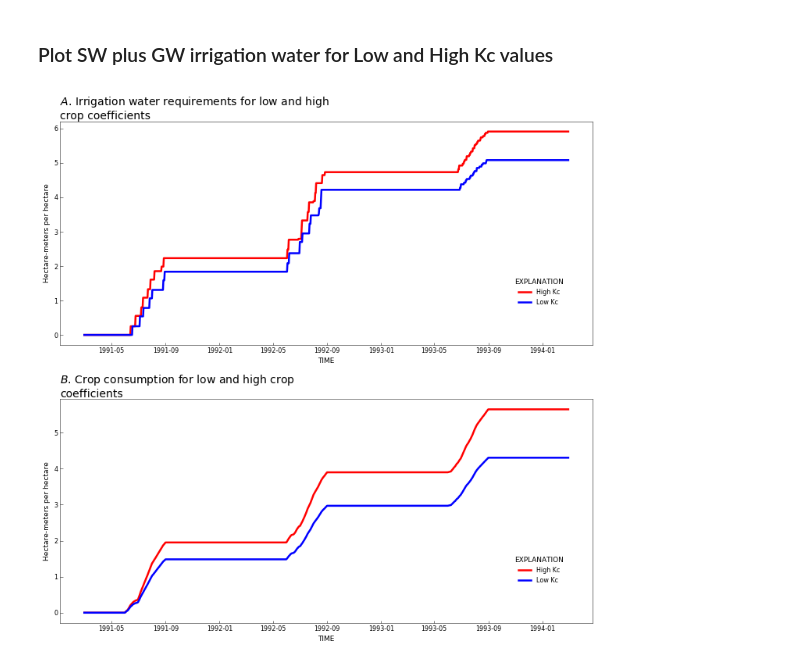
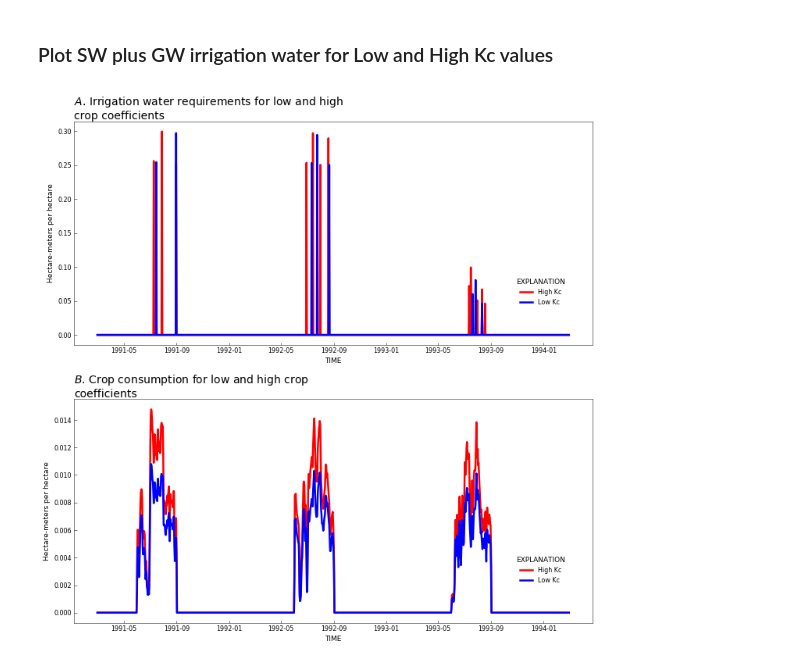
Before and after one commit to rniswon/gsflow_examples, a Jupyter notebook: sagehen_Agwater/notebook/Ag_ETdemand.ipynb, the cells around one changed output. Drawn from its saved outputs; the diff is of its cells as text; code cells hidden in the pictures.

```diff
--- a/sagehen_Agwater/notebook/Ag_ETdemand.ipynb
+++ b/sagehen_Agwater/notebook/Ag_ETdemand.ipynb
@@ -425,37 +425,37 @@ plt.rcParams['axes.titlesize'] = 14
 fig, axis = plt.subplots(2, 1, figsize=(10, 10))
 axis = axis.flat
 
-axis[0].plot(plotdates,y4_high_24_cum,color='r', linewidth=2.5, label="High Kc")
-axis[0].plot(plotdates,y4_low_24_cum,color='b', linewidth=2.5, label="Low Kc")
+axis[0].plot(plotdates,y4_high_24,color='r', linewidth=2.5, label="High Kc")
+axis[0].plot(plotdates,y4_low_24,color='b', linewidth=2.5, label="Low Kc")
 
-axis[1].plot(plotdates,y2et_high_24_cum,color='r', linewidth=2.5, label="High Kc")
-axis[1].plot(plotdates,y2et_low_24_cum,color='b', linewidth=2.5, label="Low Kc")
+axis[1].plot(plotdates,y2et_high_24,color='r', linewidth=2.5, label="High Kc")
+axis[1].plot(plotdates,y2et_low_24,color='b', linewidth=2.5, label="Low Kc")
 
 axis[0].set_ylabel('Hectare-meters per hectare')
 axis[0].set_xlabel(header[0])
 
 
 plt.ylabel('Hectare-meters per hectare')
 plt.xlabel(header[0])
 
 start, end = axis[0].get_xlim()
 #axis[0].xaxis.set_ticks(np.arange(start, end, 90.0))
 
 rf.title(axis[0], 'Irrigation water requirements for low and high crop coefficients', subplot_prefix='A')
 
 #rf.axis_numbering(axis[1], format_x=True)
 fmt = mdates.DateFormatter('%Y-%m-%d')
 rf.title(axis[1], 'Crop consumption for low and high crop coefficients', subplot_prefix='B')
 
 # Set legend
 handles, labels = axis[0].get_legend_handles_labels()
 rf.legend(axis[0], handles, labels, bbox_to_anchor=(.9, 0.15))
 
 # Set legend
 handles, labels = axis[1].get_legend_handles_labels()
 rf.legend(axis[1], handles, labels, bbox_to_anchor=(.9, 0.15))
 
 plt.tight_layout()
 plt.savefig('WR_Kccomp.pdf')
 # %% [output]
-[figure, old version]
+[figure, new version]
```
Also changed, not shown: parts of 4 cells of this notebook, 4 other files.
